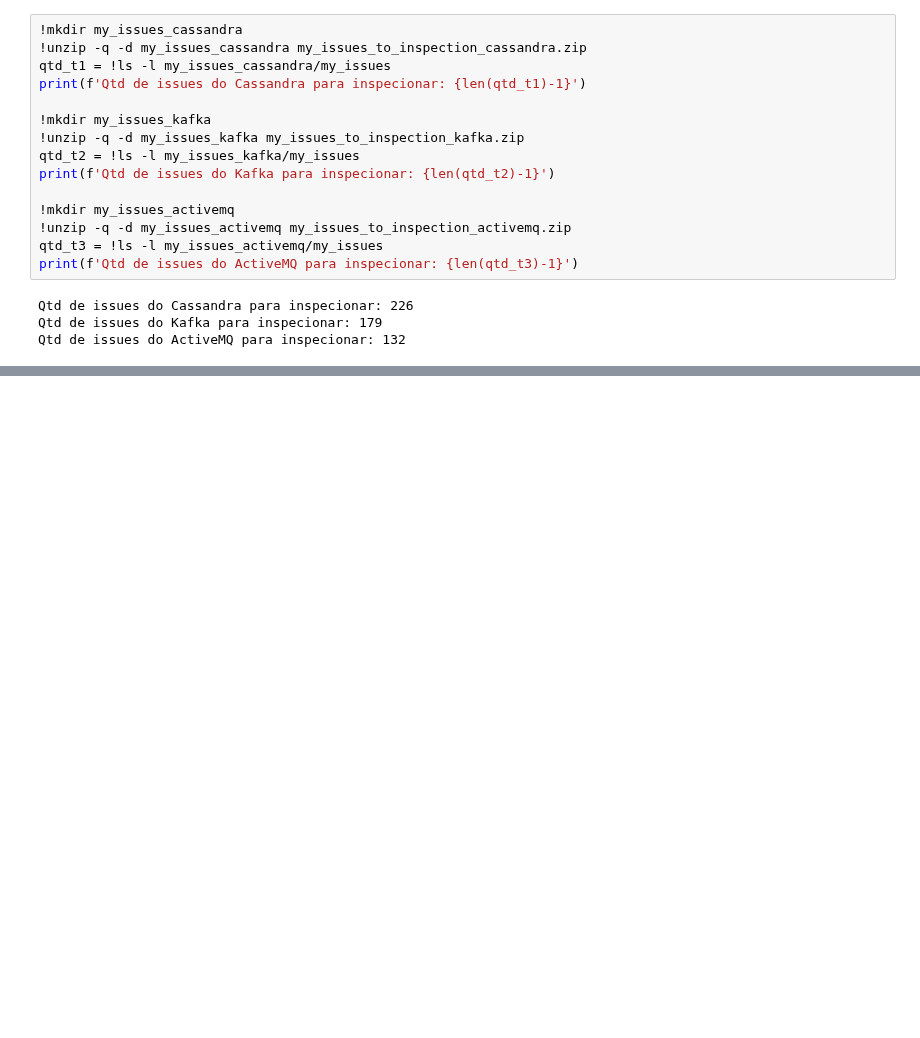
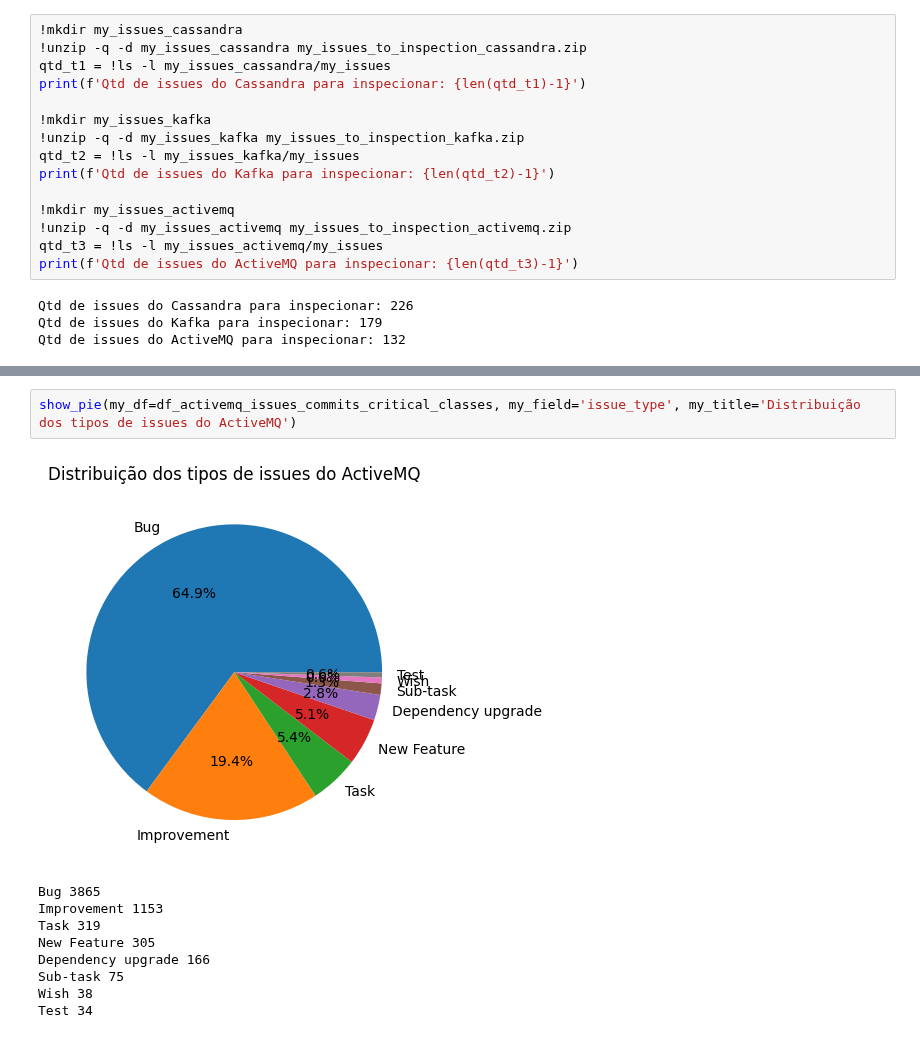
Before and after one commit to armandossrecife/my_validation3, a Jupyter notebook: my_comparison.ipynb, the cells around one changed output, grey strips where cells are left out. Saved outputs shown, nothing was run; the diff lists cells and outputs as text; blank space fills up the shorter version.

```diff
--- a/my_comparison.ipynb
+++ b/my_comparison.ipynb
@@ -104,0 +241,12 @@ print(f'Qtd de issues do ActiveMQ inspecionados: {len(qtd_i2)-1}')
+# %%
+show_pie(my_df=df_activemq_issues_commits_critical_classes, my_field='issue_type', my_title='Distribuição dos tipos de issues do ActiveMQ')
+# %% [output]
+[figure, added]
+Bug 3865
+Improvement 1153
+Task 319
+New Feature 305
+Dependency upgrade 166
+Sub-task 75
+Wish 38
+Test 34
```
Also changed, not shown: parts of 35 cells of this notebook.
